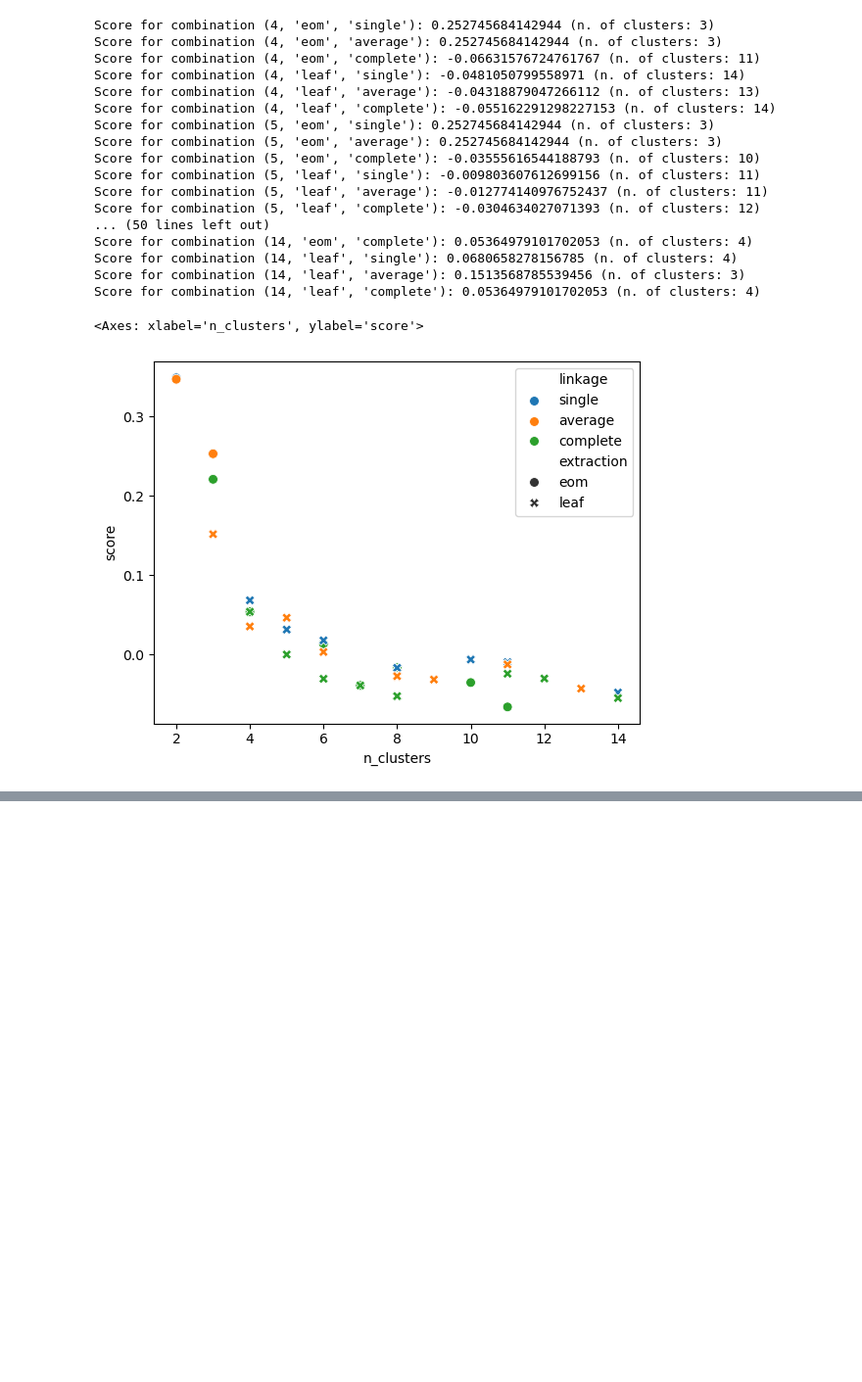
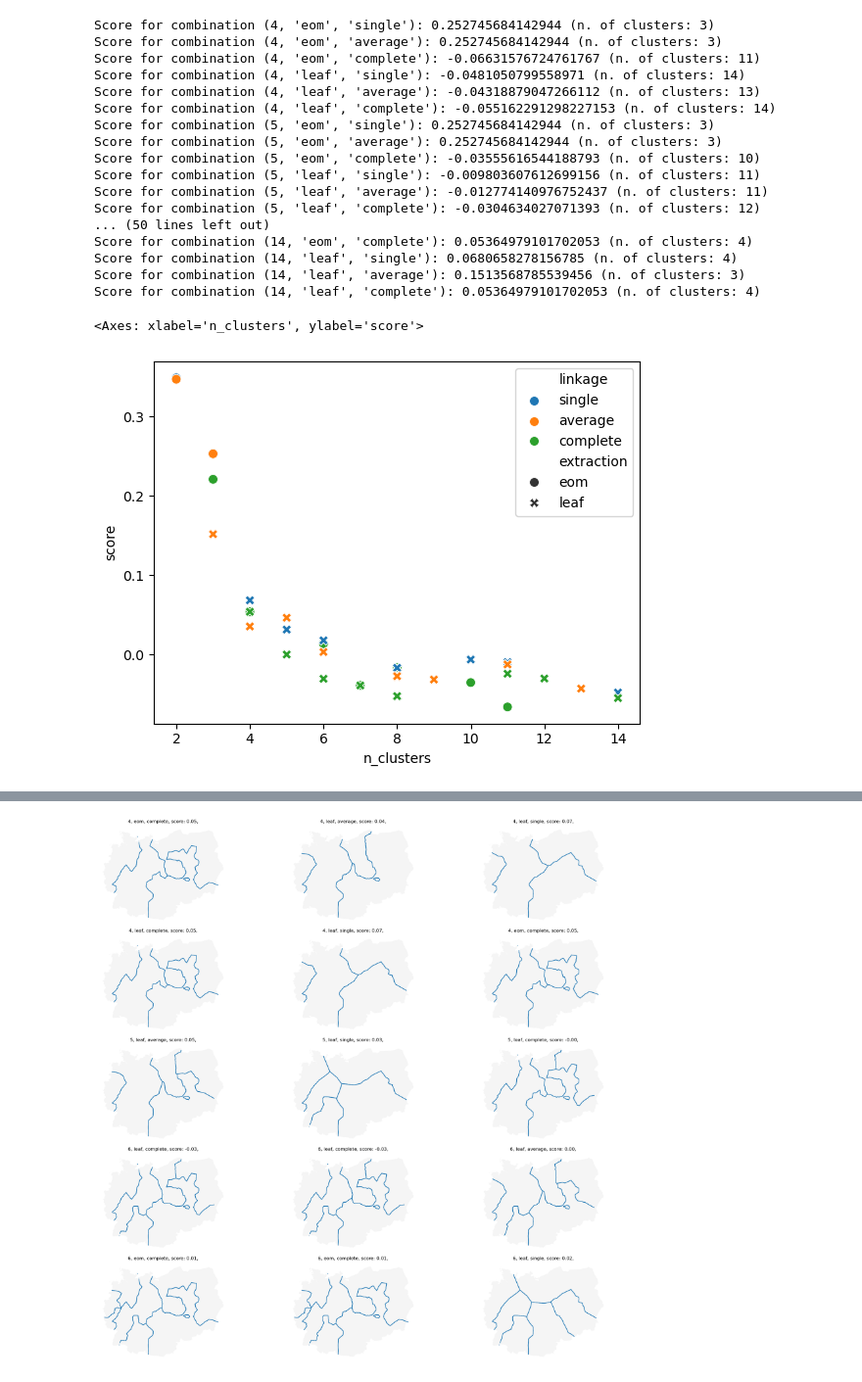
Before and after one commit to uscuni/boundaries_of_change, a Jupyter notebook: code/04_clustering.ipynb, the cells around one changed output, grey strips where cells are left out. Shown at 98% size. Drawn from its saved outputs; the diff is of its cells as text; code cells hidden in the pictures; blank space fills up the shorter version.

Commit message:
plot clusters of interest

```diff
--- a/code/04_clustering.ipynb
+++ b/code/04_clustering.ipynb
@@ -173,3 +37,0 @@ output_notebook()
-# %%
-fig = cgram.bokeh()
-show(fig)
@@ -541,0 +366,4 @@ results_df.to_csv("/data/uscuni-ulce/boundaries_of_change/silhouette_scores.csv"
+# %%
+results_of_interest = results_df[results_df["n_clusters"].isin([4, 5, 6])]
+# %%
+results_of_interest = results_of_interest.sort_values(by=['n_clusters']).reset_index()
@@ -541,0 +389,35 @@ results_df.to_csv("/data/uscuni-ulce/boundaries_of_change/silhouette_scores.csv"
+# %%
+def plot_generated_clusters(df, cluster_params_df, show_boundaries=True):
+    fig, axs = plt.subplots(5,3, figsize=(25,20))
+    axs = axs.flatten()
+    for index, row in cluster_params_df.iterrows():
+        ax = axs[index]
+        min_c_size = row["min_cluster_size"]
+        extraction = row["extraction"]
+        linkage = row["linkage"]
+        score = row["score"]
+        n_clusters = row["n_clusters"]
+        clusterer = SA3(df, triangulation, attrs_name=df.columns.values, min_cluster_size=min_c_size, extraction=extraction, metric=distance.braycurtis, linkage=linkage)
+        clusterer.solve()
+
+        dissolved_fuas = fuas.dissolve(by=clusterer.labels_)
+        dissolved_fuas = dissolved_fuas.drop([-1])
+        voronoi =  libpysal.cg.voronoi_frames(dissolved_fuas, return_input=False, shrink=1000, segment=500)
+
+        if show_boundaries:
+            optimal_boundaries = gpd.clip(voronoi, aoi)
+            ax = optimal_boundaries.boundary.difference(optimal_boundaries.union_all().boundary).plot(ax=ax)
+            aoi.plot(ax=ax, color="whitesmoke")
+
+        else:
+            ax = aoi.plot(color="whitesmoke")
+            fuas.plot(ax=ax, column=clusterer.labels_, categorical=True, legend=True)
+
+        ax.set_title(f"{n_clusters}, {extraction}, {linkage}, score: {score:0.2f},", fontsize=12)
+        ax.axis('off')
+
+        plt.tight_layout()
+# %%
+plot_generated_clusters(df, results_of_interest, show_boundaries=True)
+# %% [output]
+[figure, added]
```
Also changed, not shown: parts of 29 cells of this notebook.
